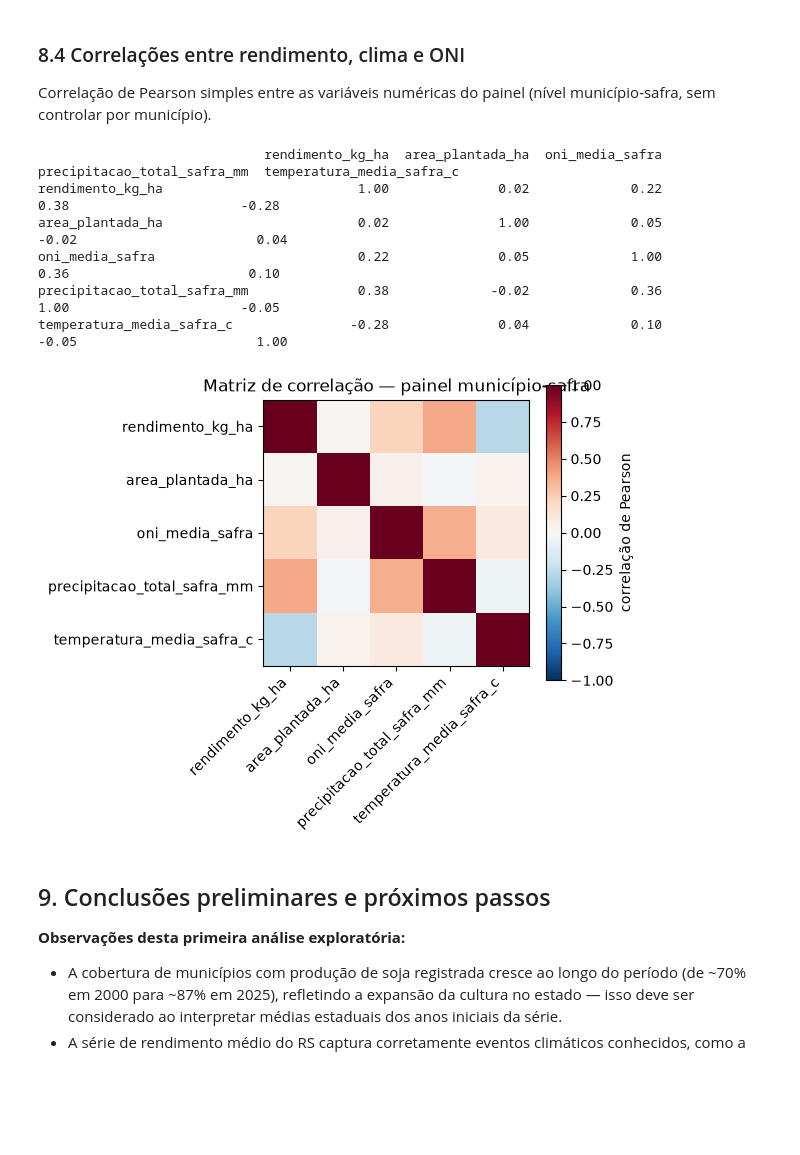
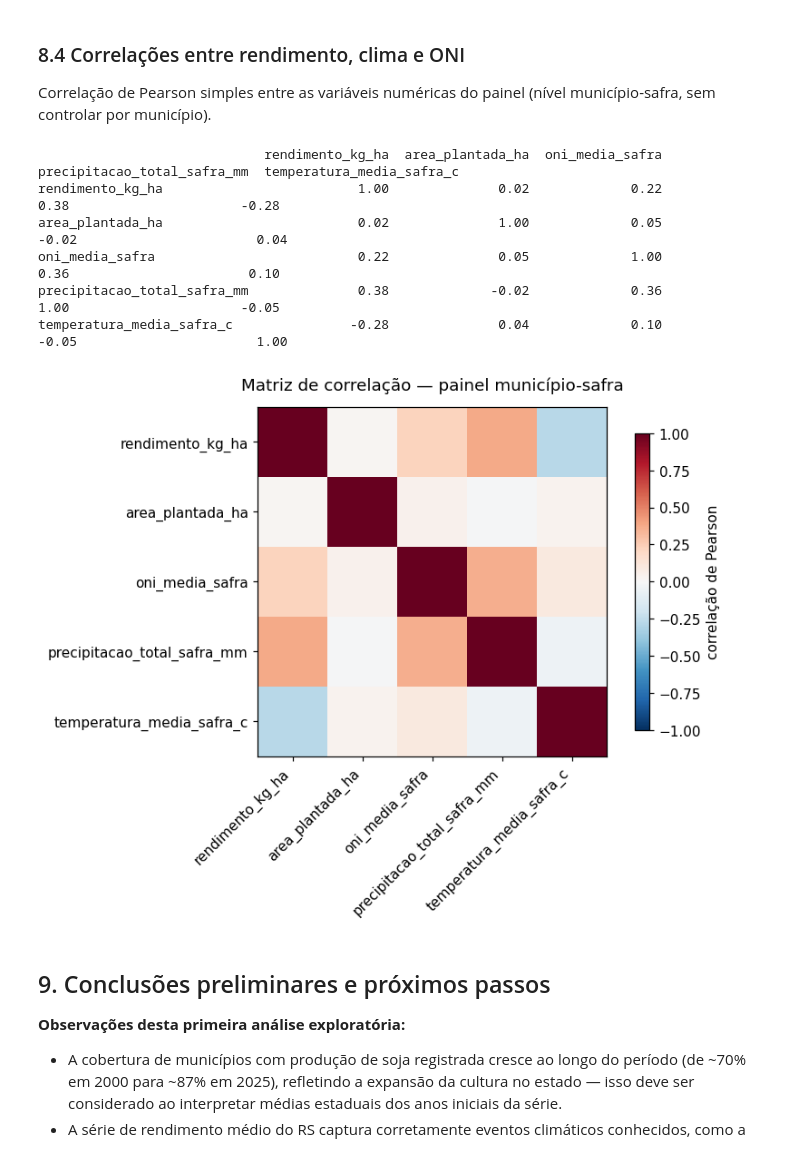
Before and after one commit to isah5/Projeto_Safra_de_Soja, a Jupyter notebook: notebooks/analise_exploratoria.ipynb, the cells around one changed output. Saved outputs shown, nothing was run; the diff lists cells and outputs as text; code cells hidden in the pictures; blank space fills up the shorter version.

Commit message:
ajuste no gráfico de correlação

```diff
--- a/notebooks/analise_exploratoria.ipynb
+++ b/notebooks/analise_exploratoria.ipynb
@@ -378,25 +342,26 @@ município-safra, sem controlar por município).
 # %%
 corr_cols = ["rendimento_kg_ha", "area_plantada_ha", "oni_media_safra",
              "precipitacao_total_safra_mm", "temperatura_media_safra_c"]
 corr = painel[corr_cols].corr()
 print(corr.round(2).to_string())
 
-plt.figure(figsize=(6, 5))
-im = plt.imshow(corr, vmin=-1, vmax=1, cmap="RdBu_r")
-plt.colorbar(im, label="correlação de Pearson")
-plt.xticks(range(len(corr_cols)), corr_cols, rotation=45, ha="right")
-plt.yticks(range(len(corr_cols)), corr_cols)
-plt.title("Matriz de correlação — painel município-safra")
-plt.tight_layout()
+fig, ax = plt.subplots(figsize=(7.5, 5.5), constrained_layout=True)
+im = ax.imshow(corr, vmin=-1, vmax=1, cmap="RdBu_r")
+fig.colorbar(im, ax=ax, label="correlação de Pearson", shrink=0.85)
+ax.set_xticks(range(len(corr_cols)))
+ax.set_xticklabels(corr_cols, rotation=45, ha="right")
+ax.set_yticks(range(len(corr_cols)))
+ax.set_yticklabels(corr_cols)
+ax.set_title("Matriz de correlação — painel município-safra", pad=12)
 plt.show()
 # %% [output]
                              rendimento_kg_ha  area_plantada_ha  oni_media_safra  precipitacao_total_safra_mm  temperatura_media_safra_c
 rendimento_kg_ha                         1.00              0.02             0.22                         0.38                      -0.28
 area_plantada_ha                         0.02              1.00             0.05                        -0.02                       0.04
 oni_media_safra                          0.22              0.05             1.00                         0.36                       0.10
 precipitacao_total_safra_mm              0.38             -0.02             0.36                         1.00                      -0.05
 temperatura_media_safra_c               -0.28              0.04             0.10                        -0.05                       1.00
-[figure, old version]
+[figure, new version]
 # %% [markdown]
 ## 9. Conclusões preliminares e próximos passos
 
```
Also changed, not shown: parts of 9 cells of this notebook, 1 other file.
